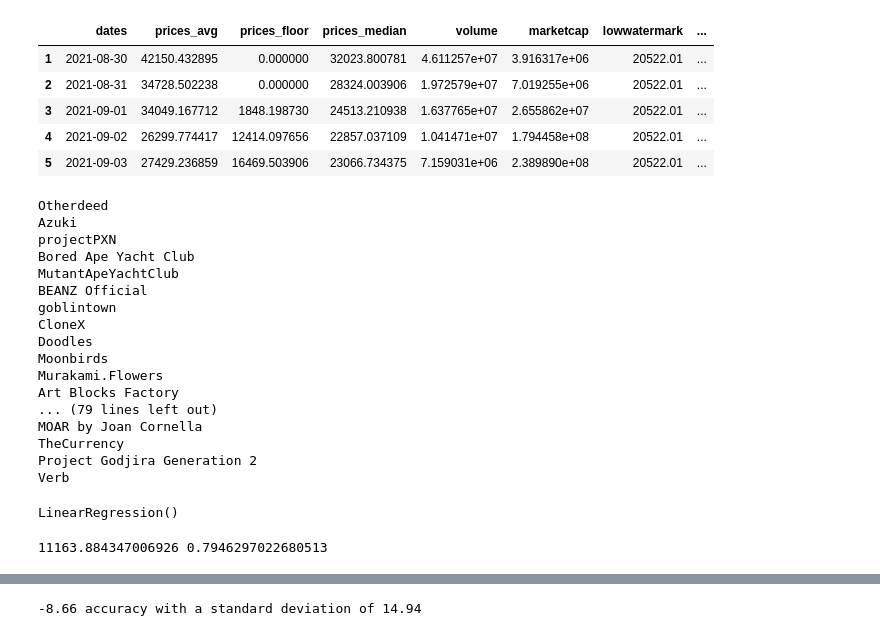
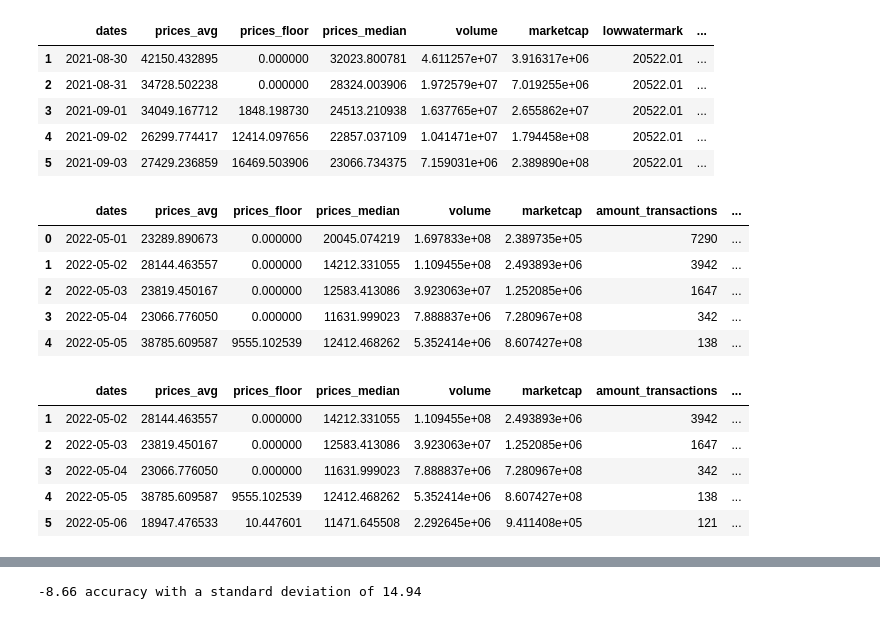
Before and after one commit to EgorMozharov/NFT, a Jupyter notebook: Predict.ipynb, the cells around one changed output, grey strips where cells are left out. Saved outputs shown, nothing was run; the diff lists cells and outputs as text; code cells hidden in the pictures.

```diff
--- a/Predict.ipynb
+++ b/Predict.ipynb
@@ -70,24 +70,3 @@ new_data.head()
 | 3 | 2021-09-01 | 34049.167712 | 1848.198730 | 24513.210938 | 1.637765e+07 | 2.655862e+07 | 20522.01 | ... |
 | 4 | 2021-09-02 | 26299.774417 | 12414.097656 | 22857.037109 | 1.041471e+07 | 1.794458e+08 | 20522.01 | ... |
 | 5 | 2021-09-03 | 27429.236859 | 16469.503906 | 23066.734375 | 7.159031e+06 | 2.389890e+08 | 20522.01 | ... |
-# %%
-for i in data.keys():
-    y = new_data[''].co
-# %% [output]
-Otherdeed
-Azuki
-projectPXN
-Bored Ape Yacht Club
-MutantApeYachtClub
-BEANZ Official
-goblintown
-CloneX
-Doodles
-Moonbirds
-Murakami.Flowers
-Art Blocks Factory
-... (79 lines left out)
-MOAR by Joan Cornella
-TheCurrency
-Project Godjira Generation 2
-Verb
@@ -97,7 +72,0 @@ x = new_data.drop(['prices_floor', 'prices_avg', 'prices_median', 'dates'], axis
-# %%
-X_train, X_test, y_train, y_test = train_test_split(x, y, test_size=0.25, random_state=111)
-
-reg = LinearRegression()
-reg.fit(X_train, y_train)
-# %% [output]
-LinearRegression()
@@ -108,6 +73,22 @@ df_results = pd.DataFrame({"Actual": y_test, "Predicted": predictions})
-# %%
-RMSE = np.sqrt(mean_squared_error(y_test, predictions))
-r2 = r2_score(y_test, predictions)
-print(RMSE, r2)
-# %% [output]
-11163.884347006926 0.7946297022680513
+# %%
+data['Otherdeed'].head()
+data['Otherdeed'].dropna(axis=1, how='all', inplace=True)
+data['Otherdeed'].head()
+# %% [output]
+|  | dates | prices_avg | prices_floor | prices_median | volume | marketcap | amount_transactions | ... |
+| 0 | 2022-05-01 | 23289.890673 | 0.000000 | 20045.074219 | 1.697833e+08 | 2.389735e+05 | 7290 | ... |
+| 1 | 2022-05-02 | 28144.463557 | 0.000000 | 14212.331055 | 1.109455e+08 | 2.493893e+06 | 3942 | ... |
+| 2 | 2022-05-03 | 23819.450167 | 0.000000 | 12583.413086 | 3.923063e+07 | 1.252085e+06 | 1647 | ... |
+| 3 | 2022-05-04 | 23066.776050 | 0.000000 | 11631.999023 | 7.888837e+06 | 7.280967e+08 | 342 | ... |
+| 4 | 2022-05-05 | 38785.609587 | 9555.102539 | 12412.468262 | 5.352414e+06 | 8.607427e+08 | 138 | ... |
+# %%
+data['Otherdeed'].head()
+data['Otherdeed'].dropna(axis=0, inplace=True)
+data['Otherdeed'].head()
+# %% [output]
+|  | dates | prices_avg | prices_floor | prices_median | volume | marketcap | amount_transactions | ... |
+| 1 | 2022-05-02 | 28144.463557 | 0.000000 | 14212.331055 | 1.109455e+08 | 2.493893e+06 | 3942 | ... |
+| 2 | 2022-05-03 | 23819.450167 | 0.000000 | 12583.413086 | 3.923063e+07 | 1.252085e+06 | 1647 | ... |
+| 3 | 2022-05-04 | 23066.776050 | 0.000000 | 11631.999023 | 7.888837e+06 | 7.280967e+08 | 342 | ... |
+| 4 | 2022-05-05 | 38785.609587 | 9555.102539 | 12412.468262 | 5.352414e+06 | 8.607427e+08 | 138 | ... |
+| 5 | 2022-05-06 | 18947.476533 | 10.447601 | 11471.645508 | 2.292645e+06 | 9.411408e+05 | 121 | ... |
```
Also changed, not shown: parts of 4 cells of this notebook.
